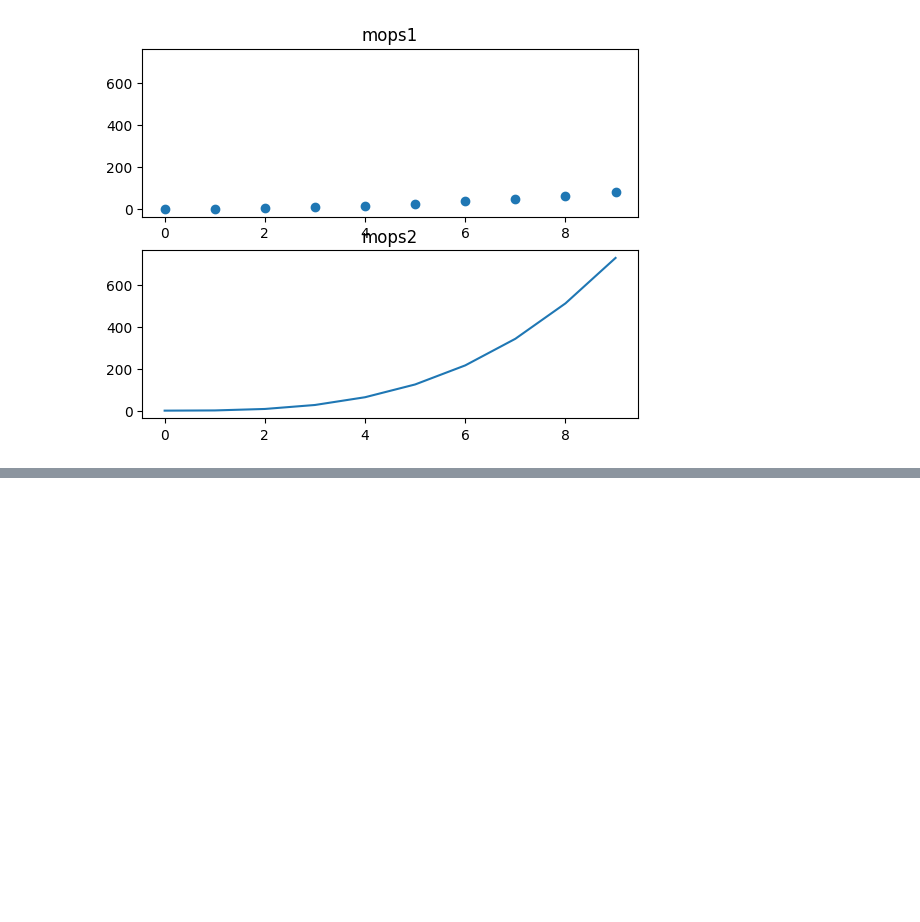
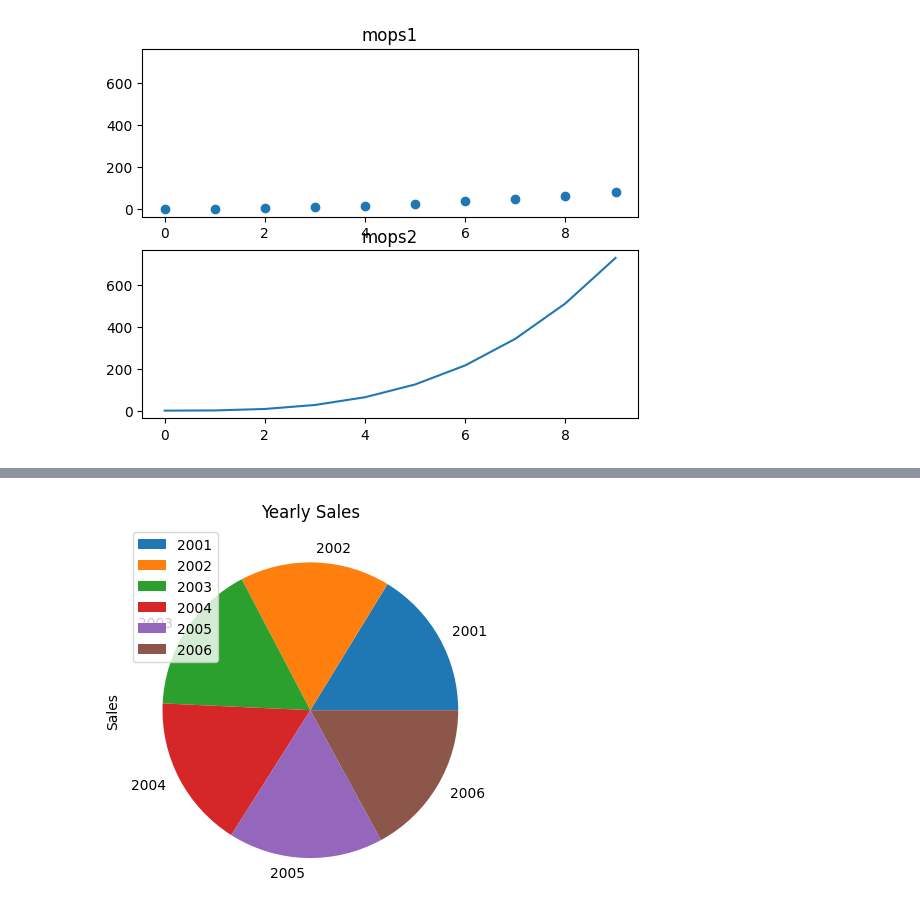
Before and after one commit to mops55554535/mops4, a Jupyter notebook: matplotlib/matplotlib Exemples.ipynb, the cells around one changed output, grey strips where cells are left out. Cells and saved outputs as stored; diff of their text form; code cells hidden in the pictures; blank space fills up the shorter version.

```diff
--- a/matplotlib/matplotlib Exemples.ipynb
+++ b/matplotlib/matplotlib Exemples.ipynb
@@ -47,0 +59,12 @@ Text(0.5, 1.0, 'mops2')
+# %%
+data = {
+    'Year': [2001, 2002, 2003, 2004, 2005, 2006],
+    'Sales': [100, 101, 102, 103, 104, 105]
+
+}
+df = pd.DataFrame(data)
+df.plot(y='Sales', kind = 'pie', labels=df['Year'])
+plt.title('Yearly Sales')
+plt.show()
+# %% [output]
+[figure, added]
```
Also changed, not shown: parts of 2 cells of this notebook, 2 other files.
